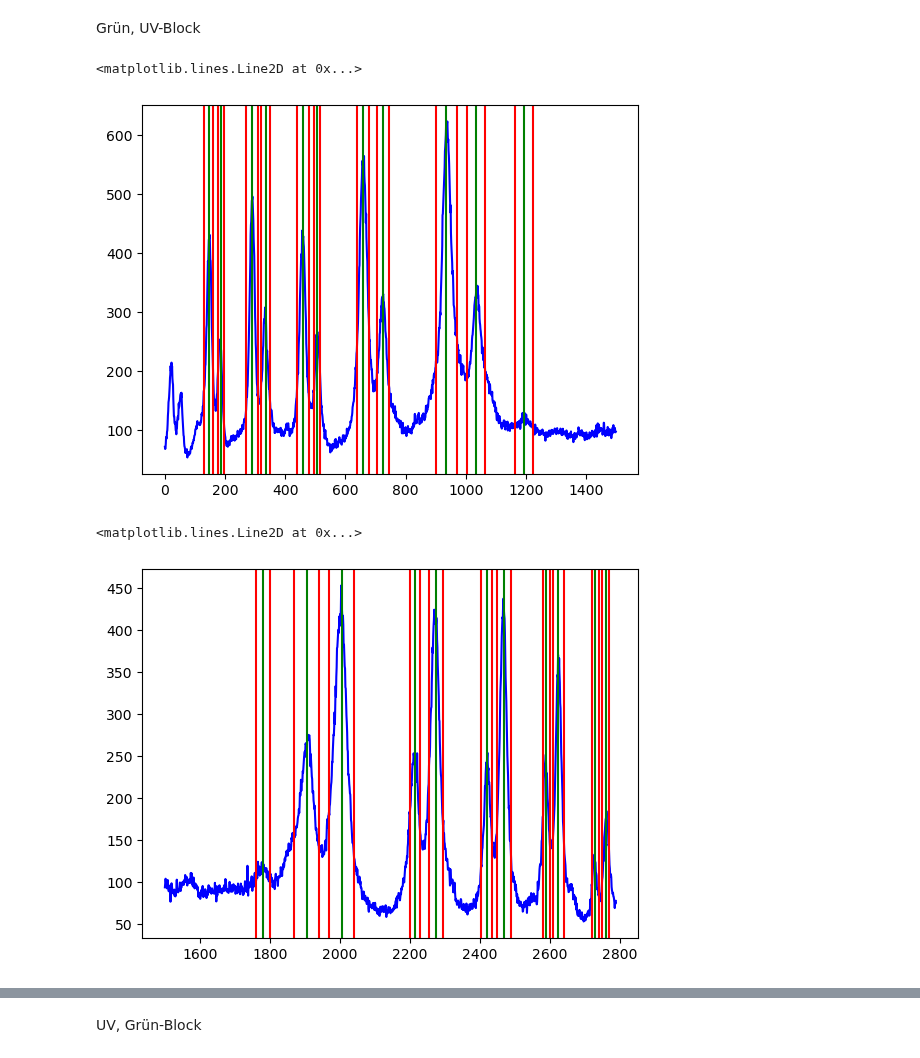
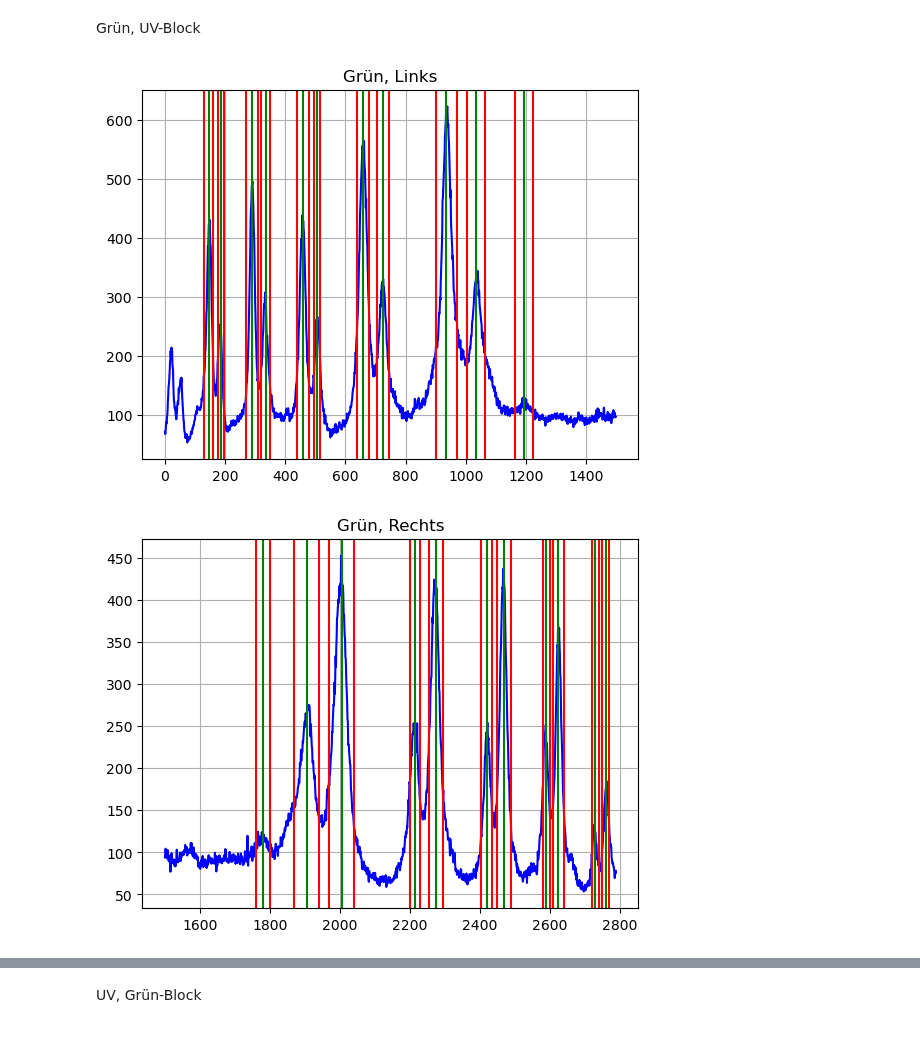
Before and after one commit to MRNock04/P3, a Jupyter notebook: Hyperfeinstruktur/Auswertung.ipynb, the cells around one changed output, grey strips where cells are left out. Drawn from its saved outputs; the diff is of its cells as text; code cells hidden in the pictures.

```diff
--- a/Hyperfeinstruktur/Auswertung.ipynb
+++ b/Hyperfeinstruktur/Auswertung.ipynb
@@ -345,35 +345,38 @@ plt.axvline(x=460, color="green")
 plt.axvline(x=440, color="red")
 plt.axvline(x=480, color="red")
 # 3. Links, klein
 plt.axvline(x=505, color="green")
 plt.axvline(x=495, color="red")
 plt.axvline(x=515, color="red")
 
 # 2. Links, groß
 plt.axvline(x=660, color="green")
 plt.axvline(x=640, color="red")
 plt.axvline(x=680, color="red")
 # 2. Links, klein
 plt.axvline(x=725, color="green")
 plt.axvline(x=705, color="red")
 plt.axvline(x=745, color="red")
 
 # 1. Links, groß
 plt.axvline(x=935, color="green")
 plt.axvline(x=900, color="red")
 plt.axvline(x=970, color="red")
 # 1. Links, klein
 plt.axvline(x=1035, color="green")
 plt.axvline(x=1005, color="red")
 plt.axvline(x=1065, color="red")
 
 # Mitte links
 plt.axvline(x=1195, color="green")
 plt.axvline(x=1165, color="red")
 plt.axvline(x=1225, color="red")
+
+plt.grid()
+plt.title("Grün, Links")
+plt.show()
 # %% [output]
-<matplotlib.lines.Line2D at 0x...>
-[figure, old version]
+[figure, new version]
 # %%
 # 5 Ordungen auf der rechten Seite
 plt.plot( gruen[0][1500:] , gruen[1][1500:] , color="blue")
@@ -426,9 +429,12 @@ plt.axvline(x=2740, color="red")
 plt.axvline(x=1780, color="green")
 plt.axvline(x=1800, color="red")
 plt.axvline(x=1760, color="red")
+
+plt.grid()
+plt.title("Grün, Rechts")
+plt.show()
 # %% [output]
-<matplotlib.lines.Line2D at 0x...>
-[figure, old version]
+[figure, new version]
 # %%
 # Array of arrays with start and stop indices for each peak
 # from left to right
```
Also changed, not shown: parts of 10 cells of this notebook.
